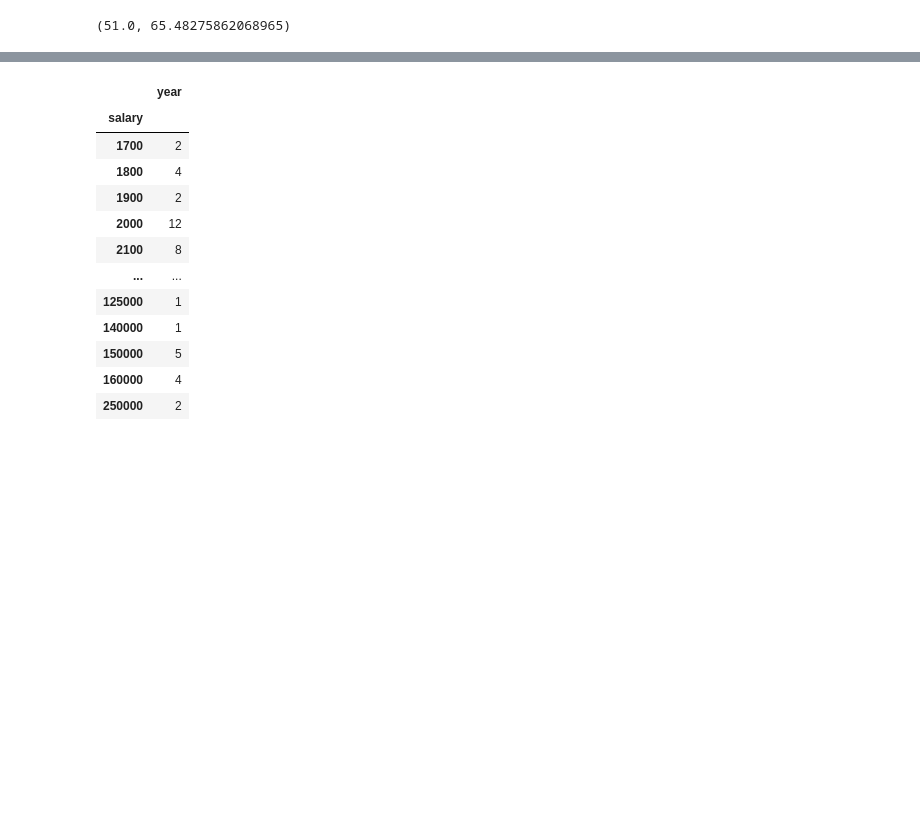
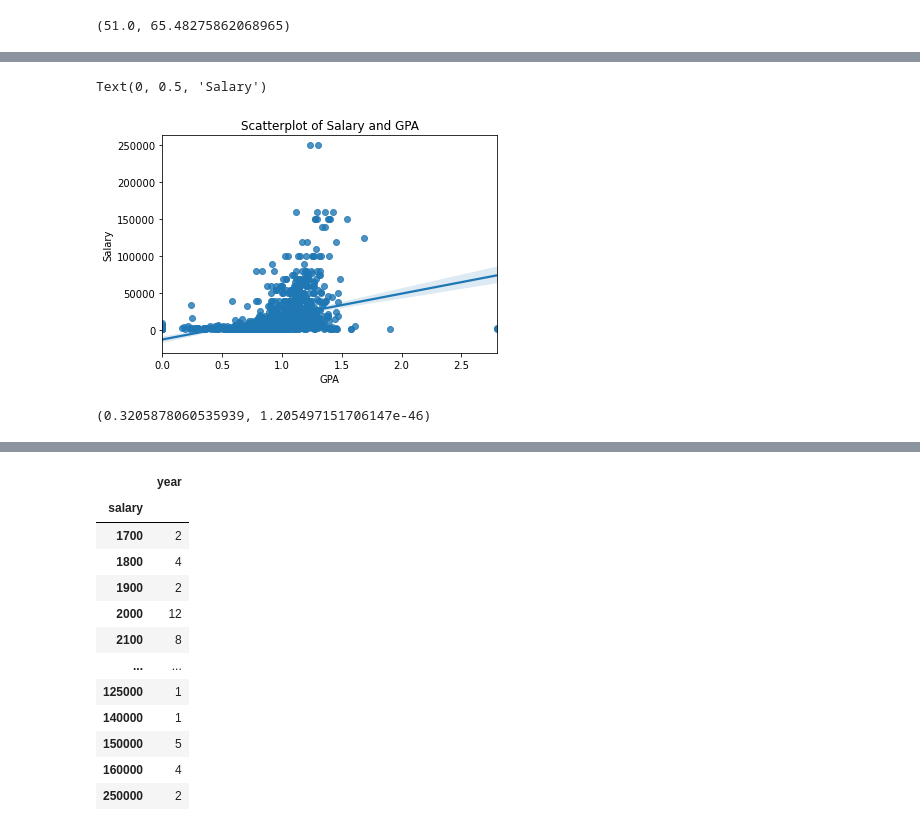
Before and after one commit to kkalkkkal/Datathon_KBO, a Jupyter notebook: KBO_MoneyBall.ipynb, the cells around one changed output, grey strips where cells are left out. Cells and saved outputs as stored; diff of their text form; code cells hidden in the pictures; blank space fills up the shorter version.

```diff
--- a/KBO_MoneyBall.ipynb
+++ b/KBO_MoneyBall.ipynb
@@ -941,0 +856,14 @@ final_data[final_data['batter_name']=='강민호']
+# %%
+#GPA와 연봉간의 상관관계 확인
+ax1 = plt.subplots()
+ax1 = sns.regplot(x='GPA', y='salary', data=data2)
+ax1.set_title('Scatterplot of Salary and GPA')
+ax1.set_xlabel('GPA')
+ax1.set_ylabel('Salary')
+# %% [output]
+Text(0, 0.5, 'Salary')
+[figure, added]
+# %%
+stats.pearsonr(data['GPA'], data['salary'])
+# %% [output]
+(0.3205878060535939, 1.205497151706147e-46)
```
Also changed, not shown: parts of 90 cells of this notebook.
